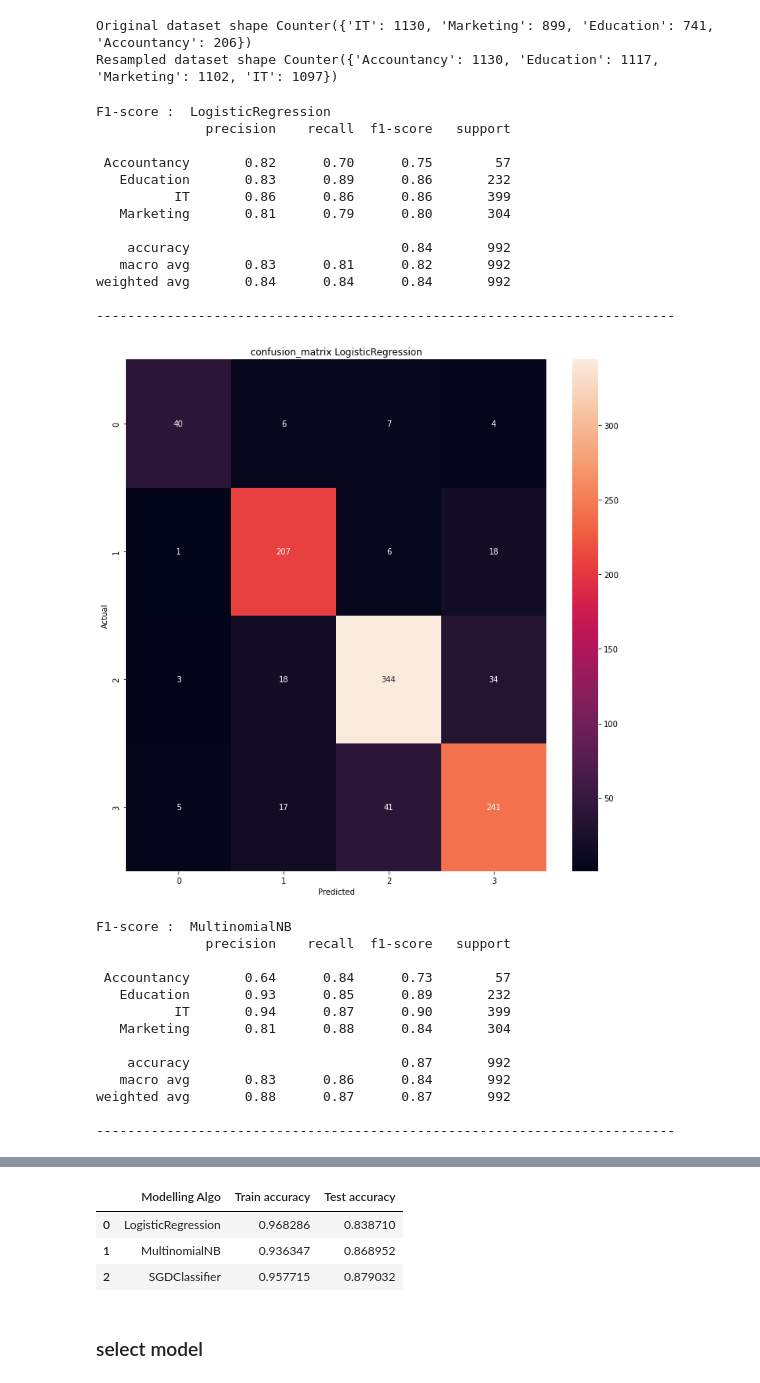
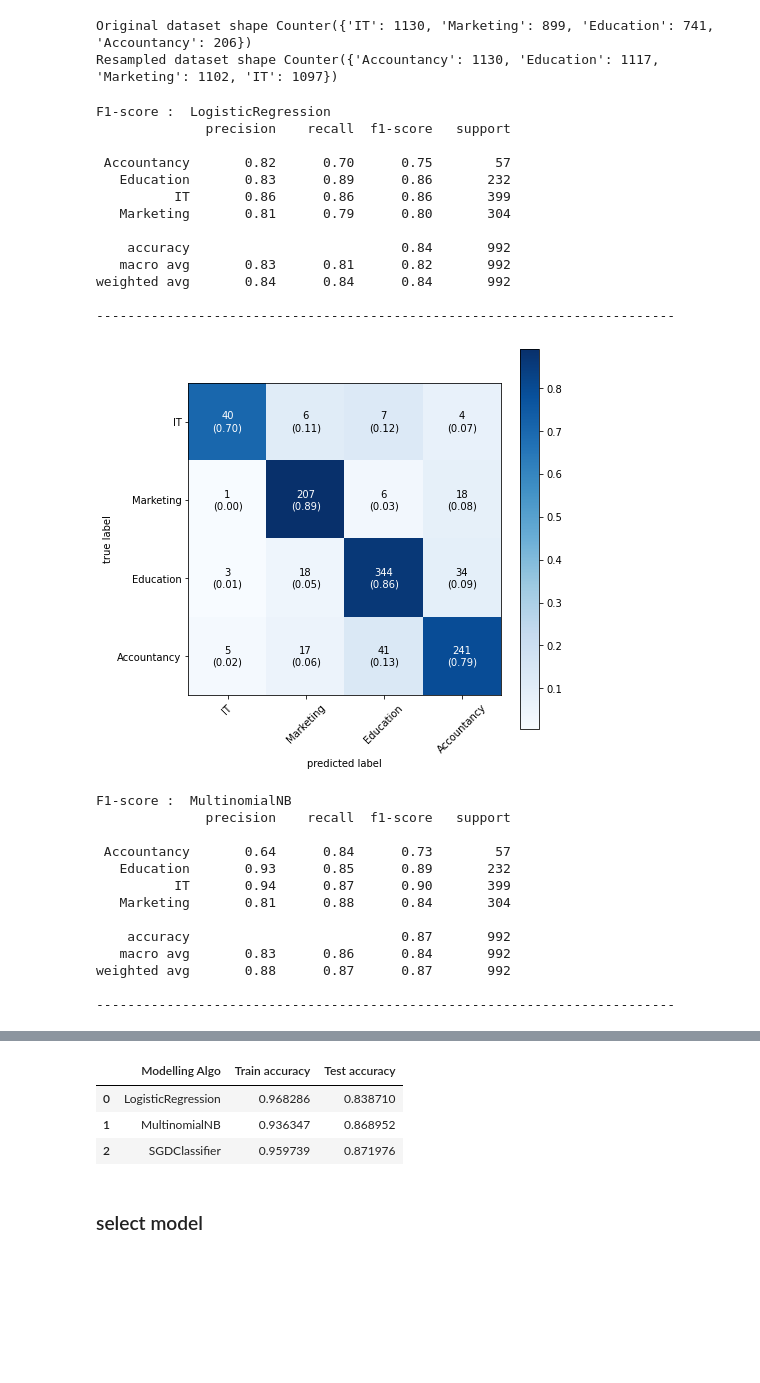
Before and after one commit to EsraaIsmail/Job-title-Classification-by-industry, a Jupyter notebook: Data_Classification.ipynb, the cells around one changed output, grey strips where cells are left out. Saved outputs shown, nothing was run; the diff lists cells and outputs as text; code cells hidden in the pictures; blank space fills up the shorter version.

```diff
--- a/Data_Classification.ipynb
+++ b/Data_Classification.ipynb
@@ -178,12 +186,10 @@ for model in range (len(models)):
     train_acc.append(accuracy_score(y_train,Y))
     test_acc.append(accuracy_score(y_test, y_pred))
     #Evaluating using confusion matrix
-    conf_mat = confusion_matrix(y_test, y_pred)
-    fig, ax = plt.subplots(figsize=(12,12))
-    sb.heatmap(conf_mat, annot=True, fmt='d')
-    plt.ylabel('Actual')
-    plt.xlabel('Predicted')
-    plt.title('confusion_matrix ' + model_names[model])
+    classes  = np.array([ 'IT', 'Marketing' ,'Education', 'Accountancy'])
+    cm = confusion_matrix(y_test, y_pred)
+    figure, ax = plot_confusion_matrix(conf_mat = cm, colorbar = True,class_names=classes,show_normed = True, figsize=(7, 7)
+                                      )
     plt.show()
 d={'Modelling Algo':model_names,'Train accuracy':train_acc ,'Test accuracy': test_acc}
 rmsle_frame=pd.DataFrame(d)
@@ -259,7 +265,7 @@ Resampled dataset shape Counter({'Accountancy': 1130, 'Education': 1117, 'Market
 #Model
 models=[LogisticRegression(n_jobs=1, C=1e5),
        MultinomialNB(alpha = 0.7),
-       SGDClassifier(loss='hinge', penalty='l1',alpha=1e-4, random_state=0, max_iter=5, tol=None),
+       SGDClassifier(loss='hinge', penalty='l1',alpha=1e-4, random_state=0 , max_iter=1000, tol=None),
        ]
 model_names=['LogisticRegression','MultinomialNB','SGDClassifier']
 train_acc =[]
@@ -269,40 +275,39 @@ for model in range (len(models)):
     Classifier = models[model]
     Classifier.fit(X_train_res, y_train_res)
     y_pred=Classifier.predict(X_test_tf)
     Y = Classifier.predict(X_train_res)
     #Evaluating using F1-score for classes
     print('F1-score : ' ,model_names[model] )
     print(metrics.classification_report(y_test, y_pred))
     print('--------------------------------------------------------------------------')
     #Evaluating using Accuracy
     train_acc.append(accuracy_score(y_train_res,Y))
     test_acc.append(accuracy_score(y_test, y_pred))
     #Evaluating using confusion matrix
-    conf_mat = confusion_matrix(y_test, y_pred)
-    fig, ax = plt.subplots(figsize=(12,12))
-    sb.heatmap(conf_mat, annot=True, fmt='d')
-    plt.ylabel('Actual')
-    plt.xlabel('Predicted')
-    plt.title('confusion_matrix ' + model_names[model])
+    #Evaluating using confusion matrix
+    classes  = np.array([ 'IT', 'Marketing' ,'Education', 'Accountancy'])
+    cm = confusion_matrix(y_test, y_pred)
+    figure, ax = plot_confusion_matrix(conf_mat = cm, colorbar = True,class_names=classes,show_normed = True, figsize=(7, 7)
+                                      )
     plt.show()
 d={'Modelling Algo':model_names,'Train accuracy':train_acc ,'Test accuracy': test_acc}
 rmsle_frame=pd.DataFrame(d)
 rmsle_frame
 # %% [output]
 F1-score :  LogisticRegression
               precision    recall  f1-score   support
 
  Accountancy       0.82      0.70      0.75        57
    Education       0.83      0.89      0.86       232
           IT       0.86      0.86      0.86       399
    Marketing       0.81      0.79      0.80       304
 
     accuracy                           0.84       992
    macro avg       0.83      0.81      0.82       992
 weighted avg       0.84      0.84      0.84       992
 
 --------------------------------------------------------------------------
-[figure, old version]
+[figure, new version]
 F1-score :  MultinomialNB
               precision    recall  f1-score   support
 
@@ -334,7 +339,7 @@ weighted avg       0.88      0.88      0.88       992
 |  | Modelling Algo | Train accuracy | Test accuracy |
 | 0 | LogisticRegression | 0.968286 | 0.838710 |
 | 1 | MultinomialNB | 0.936347 | 0.868952 |
-| 2 | SGDClassifier | 0.957715 | 0.879032 |
+| 2 | SGDClassifier | 0.959739 | 0.871976 |
 # %% [markdown]
 ### select model
 # %% [markdown]
```
Also changed, not shown: parts of 6 cells of this notebook.
